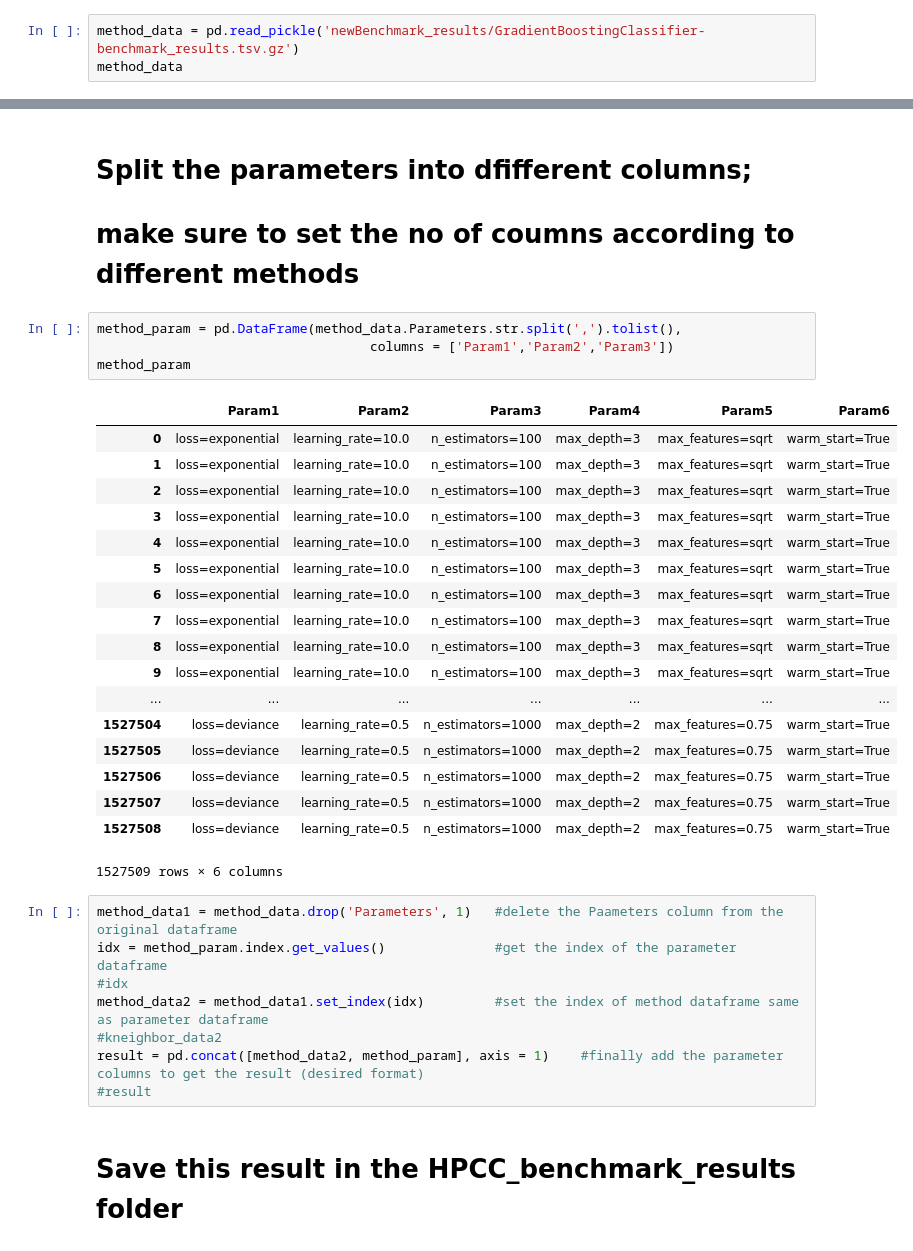
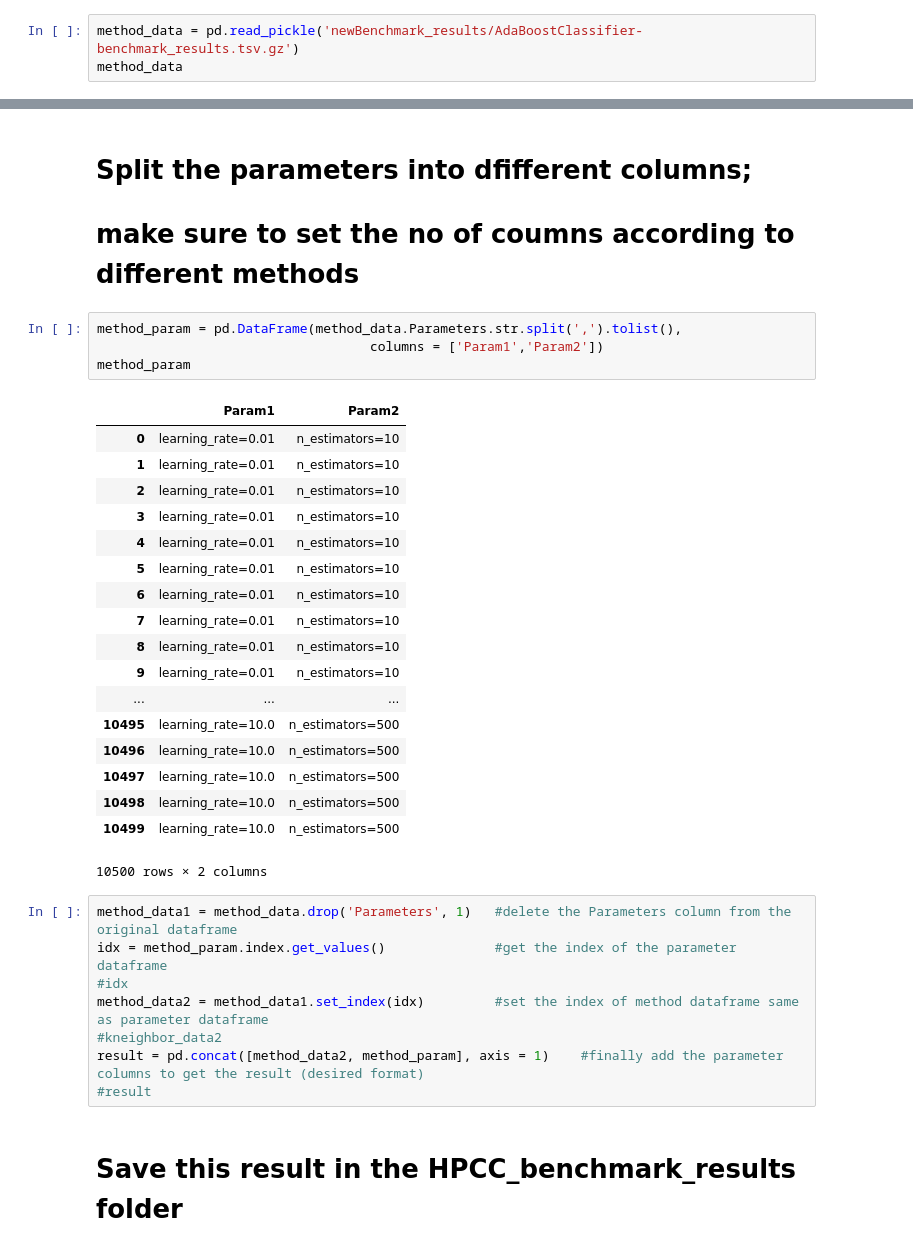
Before and after one commit to rhiever/sklearn-benchmarks, a Jupyter notebook: Clean HPCC Data.ipynb, the cells around one changed output, grey strips where cells are left out. Cells and saved outputs as stored; diff of their text form.

```diff
--- a/Clean HPCC Data.ipynb
+++ b/Clean HPCC Data.ipynb
@@ -35,5 +35,5 @@ gb.to_pickle('newBenchmark_results/GradientBoostingClassifier_results.tsv.gz')
 # %%
-method_data = pd.read_pickle('newBenchmark_results/GradientBoostingClassifier-benchmark_results.tsv.gz')
+method_data = pd.read_pickle('newBenchmark_results/AdaBoostClassifier-benchmark_results.tsv.gz')
 method_data
 # %% [output]
 |  | Dataset_Name | Method_Name | Parameters | Test_Score |
@@ -59,29 +59,29 @@ method_data
 # make sure to set the no of coumns according to different methods
 # %%
 method_param = pd.DataFrame(method_data.Parameters.str.split(',').tolist(),
-                                   columns = ['Param1','Param2','Param3'])
+                                   columns = ['Param1','Param2'])
 method_param
 # %% [output]
-|  | Param1 | Param2 | Param3 | Param4 | Param5 | Param6 |
-| 0 | loss=exponential | learning_rate=10.0 | n_estimators=100 | max_depth=3 | max_features=sqrt | warm_start=True |
-| 1 | loss=exponential | learning_rate=10.0 | n_estimators=100 | max_depth=3 | max_features=sqrt | warm_start=True |
-| 2 | loss=exponential | learning_rate=10.0 | n_estimators=100 | max_depth=3 | max_features=sqrt | warm_start=True |
-| 3 | loss=exponential | learning_rate=10.0 | n_estimators=100 | max_depth=3 | max_features=sqrt | warm_start=True |
-| 4 | loss=exponential | learning_rate=10.0 | n_estimators=100 | max_depth=3 | max_features=sqrt | warm_start=True |
-| 5 | loss=exponential | learning_rate=10.0 | n_estimators=100 | max_depth=3 | max_features=sqrt | warm_start=True |
-| 6 | loss=exponential | learning_rate=10.0 | n_estimators=100 | max_depth=3 | max_features=sqrt | warm_start=True |
-| 7 | loss=exponential | learning_rate=10.0 | n_estimators=100 | max_depth=3 | max_features=sqrt | warm_start=True |
-| 8 | loss=exponential | learning_rate=10.0 | n_estimators=100 | max_depth=3 | max_features=sqrt | warm_start=True |
-| 9 | loss=exponential | learning_rate=10.0 | n_estimators=100 | max_depth=3 | max_features=sqrt | warm_start=True |
-| ... | ... | ... | ... | ... | ... | ... |
-| 1527504 | loss=deviance | learning_rate=0.5 | n_estimators=1000 | max_depth=2 | max_features=0.75 | warm_start=True |
-| 1527505 | loss=deviance | learning_rate=0.5 | n_estimators=1000 | max_depth=2 | max_features=0.75 | warm_start=True |
-| 1527506 | loss=deviance | learning_rate=0.5 | n_estimators=1000 | max_depth=2 | max_features=0.75 | warm_start=True |
-| 1527507 | loss=deviance | learning_rate=0.5 | n_estimators=1000 | max_depth=2 | max_features=0.75 | warm_start=True |
-| 1527508 | loss=deviance | learning_rate=0.5 | n_estimators=1000 | max_depth=2 | max_features=0.75 | warm_start=True |
+|  | Param1 | Param2 |
+| 0 | learning_rate=0.01 | n_estimators=10 |
+| 1 | learning_rate=0.01 | n_estimators=10 |
+| 2 | learning_rate=0.01 | n_estimators=10 |
+| 3 | learning_rate=0.01 | n_estimators=10 |
+| 4 | learning_rate=0.01 | n_estimators=10 |
+| 5 | learning_rate=0.01 | n_estimators=10 |
+| 6 | learning_rate=0.01 | n_estimators=10 |
+| 7 | learning_rate=0.01 | n_estimators=10 |
+| 8 | learning_rate=0.01 | n_estimators=10 |
+| 9 | learning_rate=0.01 | n_estimators=10 |
+| ... | ... | ... |
+| 10495 | learning_rate=10.0 | n_estimators=500 |
+| 10496 | learning_rate=10.0 | n_estimators=500 |
+| 10497 | learning_rate=10.0 | n_estimators=500 |
+| 10498 | learning_rate=10.0 | n_estimators=500 |
+| 10499 | learning_rate=10.0 | n_estimators=500 |
-1527509 rows × 6 columns
+10500 rows × 2 columns
 # %%
-method_data1 = method_data.drop('Parameters', 1)   #delete the Paameters column from the original dataframe
+method_data1 = method_data.drop('Parameters', 1)   #delete the Parameters column from the original dataframe
 idx = method_param.index.get_values()              #get the index of the parameter dataframe
 #idx
 method_data2 = method_data1.set_index(idx)         #set the index of method dataframe same as parameter dataframe
```
Also changed, not shown: parts of 2 cells of this notebook, 2 other files.
